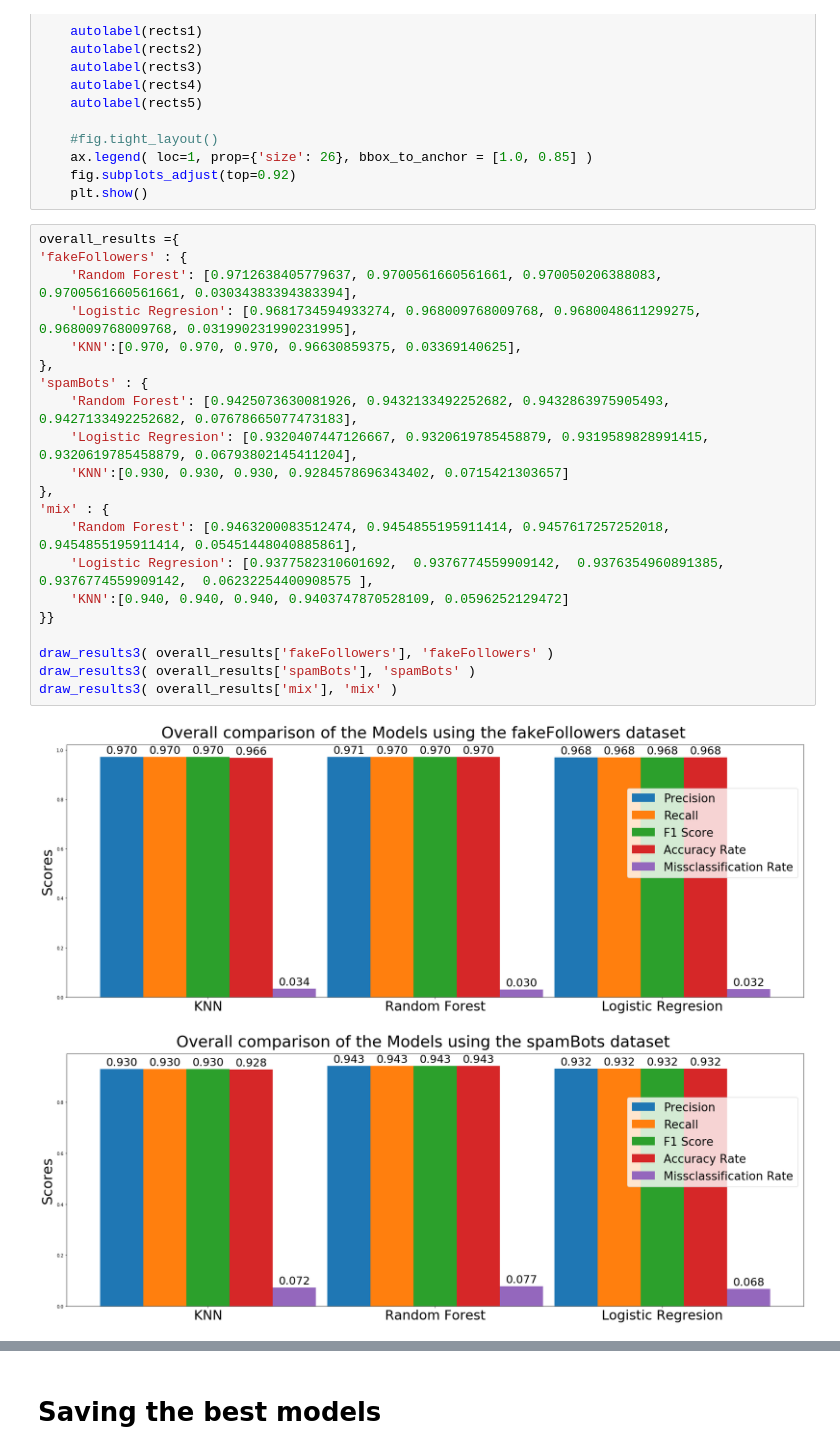
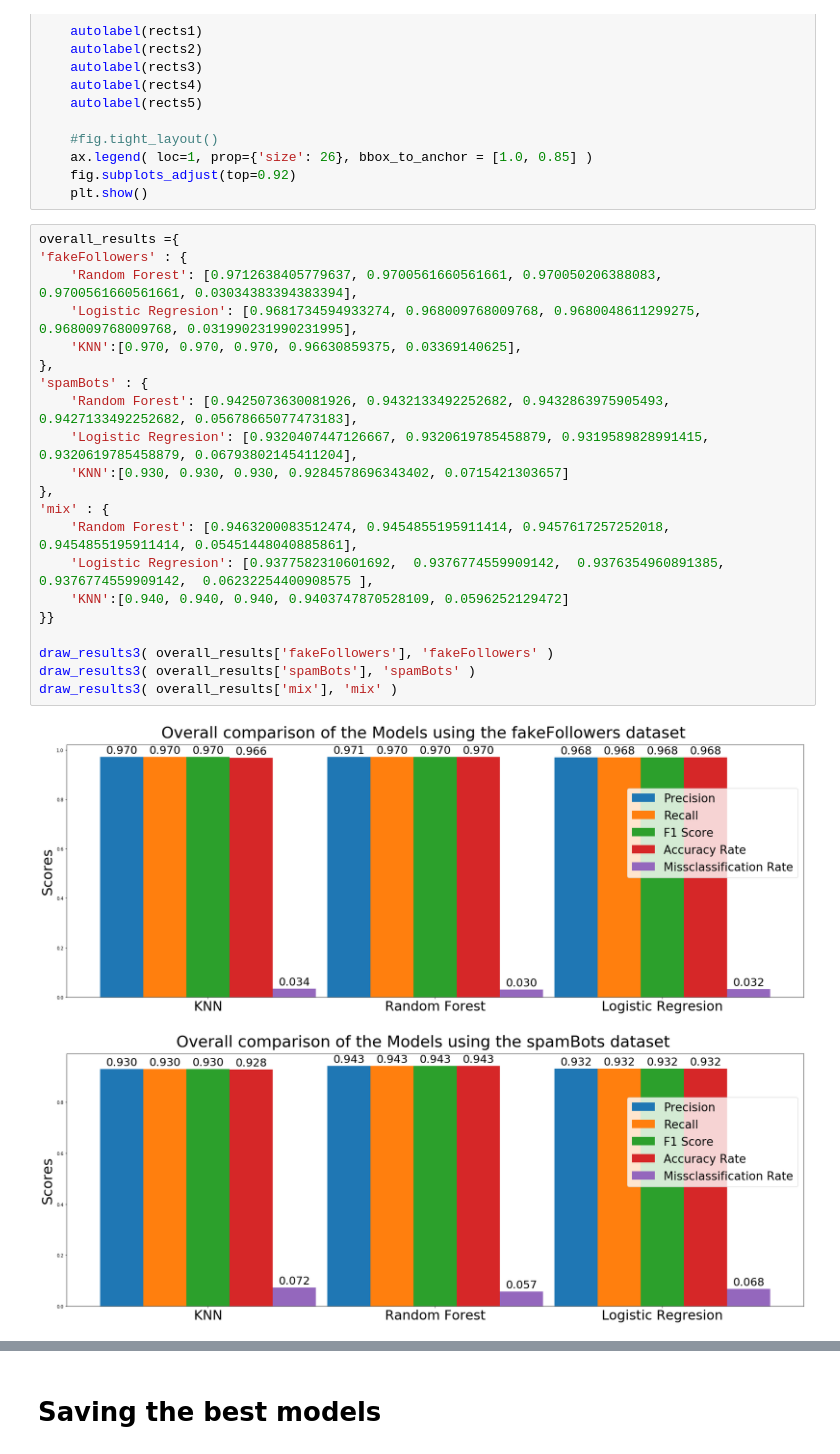
Before and after one commit to toful/BotDetector, a Jupyter notebook: src/DataAnalisis.ipynb, the cells around one changed output, grey strips where cells are left out. Saved outputs shown, nothing was run; the diff lists cells and outputs as text.

```diff
--- a/src/DataAnalisis.ipynb
+++ b/src/DataAnalisis.ipynb
@@ -963,26 +799,26 @@ def draw_results3( results, dataset ):
 # %%
 overall_results ={
 'fakeFollowers' : {
     'Random Forest': [0.9712638405779637, 0.9700561660561661, 0.970050206388083, 0.9700561660561661, 0.03034383394383394],
     'Logistic Regresion': [0.9681734594933274, 0.968009768009768, 0.9680048611299275, 0.968009768009768, 0.031990231990231995],
     'KNN':[0.970, 0.970, 0.970, 0.96630859375, 0.03369140625],
 },
 'spamBots' : {
-    'Random Forest': [0.9425073630081926, 0.9432133492252682, 0.9432863975905493, 0.9427133492252682, 0.07678665077473183],
+    'Random Forest': [0.9425073630081926, 0.9432133492252682, 0.9432863975905493, 0.9427133492252682, 0.05678665077473183],
     'Logistic Regresion': [0.9320407447126667, 0.9320619785458879, 0.9319589828991415, 0.9320619785458879, 0.06793802145411204],
     'KNN':[0.930, 0.930, 0.930, 0.9284578696343402, 0.0715421303657]
 },
 'mix' : {
     'Random Forest': [0.9463200083512474, 0.9454855195911414, 0.9457617257252018, 0.9454855195911414, 0.05451448040885861],
     'Logistic Regresion': [0.9377582310601692,  0.9376774559909142,  0.9376354960891385,  0.9376774559909142,  0.06232254400908575 ],
     'KNN':[0.940, 0.940, 0.940, 0.9403747870528109, 0.0596252129472]
 }}
 
 draw_results3( overall_results['fakeFollowers'], 'fakeFollowers' )
 draw_results3( overall_results['spamBots'], 'spamBots' )
 draw_results3( overall_results['mix'], 'mix' )
 # %% [output]
 [figure]
-[figure, old version]
+[figure, new version]
 [figure]
 # %%
```
Also changed, not shown: parts of 6 cells of this notebook, 1 other file.
